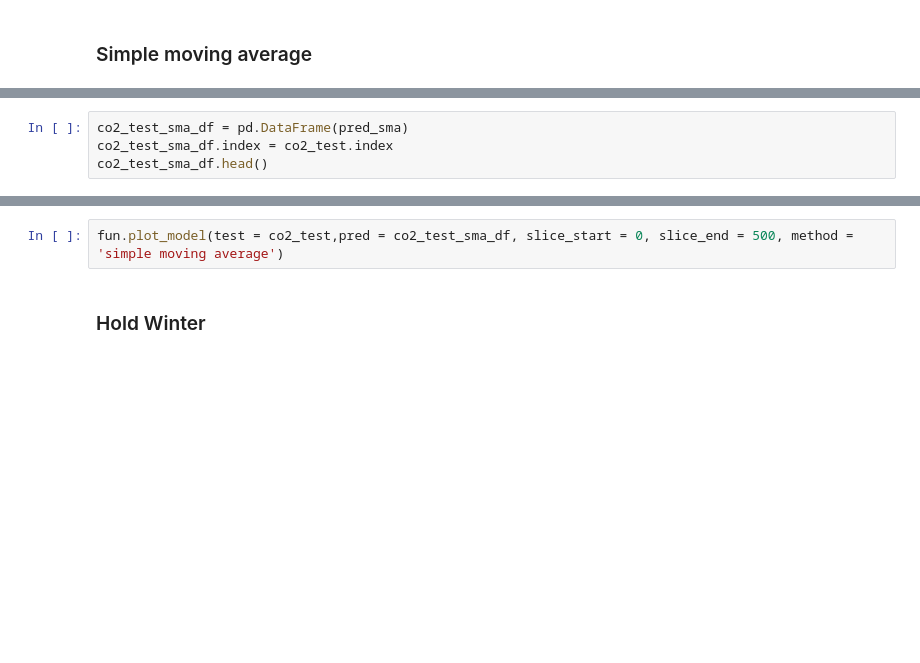
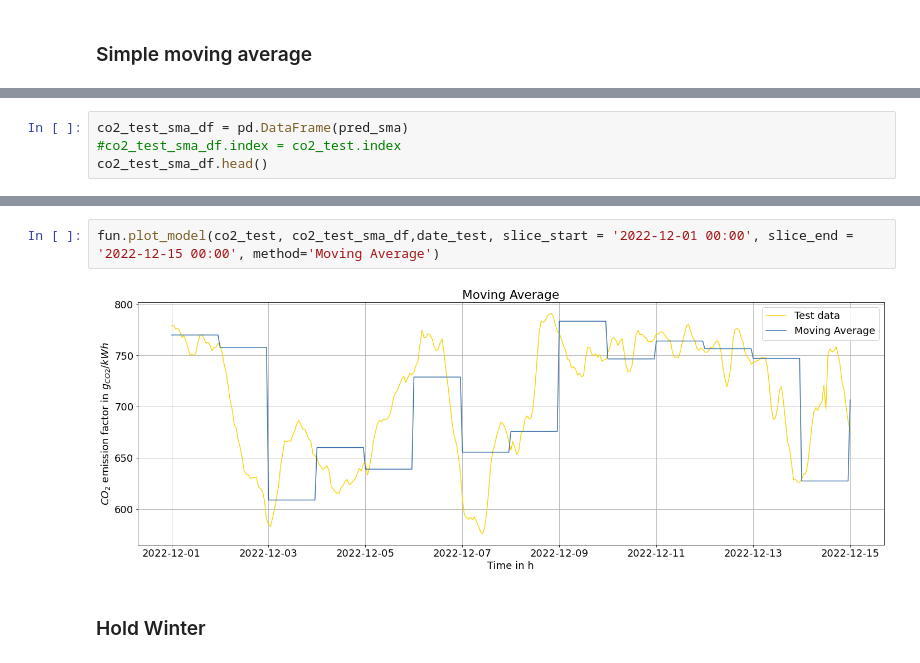
Before and after one commit to arianbajrami/Maser-Thesis-Comparison-of-Statistical-and-Deep-Learning-Forecasting-Models-Based-on-a-Use-Case-in-, a Jupyter notebook: statistical_models/Benchmarks_Exp_smoothing.ipynb, the cells around one changed output, grey strips where cells are left out. Cells and saved outputs as stored; diff of their text form; blank space fills up the shorter version.

```diff
--- a/statistical_models/Benchmarks_Exp_smoothing.ipynb
+++ b/statistical_models/Benchmarks_Exp_smoothing.ipynb
@@ -266,4 +295,4 @@ AssertionError:
 # %%
 co2_test_sma_df = pd.DataFrame(pred_sma)
-co2_test_sma_df.index = co2_test.index
+#co2_test_sma_df.index = co2_test.index
 co2_test_sma_df.head()
@@ -270,5 +306,7 @@ co2_test_sma_df.head()
-# %%
-fun.plot_model(test = co2_test,pred = co2_test_sma_df, slice_start = 0, slice_end = 500, method = 'simple moving average')
+# %%
+fun.plot_model(co2_test, co2_test_sma_df,date_test, slice_start = '2022-12-01 00:00', slice_end =  '2022-12-15 00:00', method='Moving Average')
+# %% [output]
+[figure, added]
 # %% [markdown]
 ### Hold Winter
 # %%
```
Also changed, not shown: parts of 33 cells of this notebook, 8 other files.
